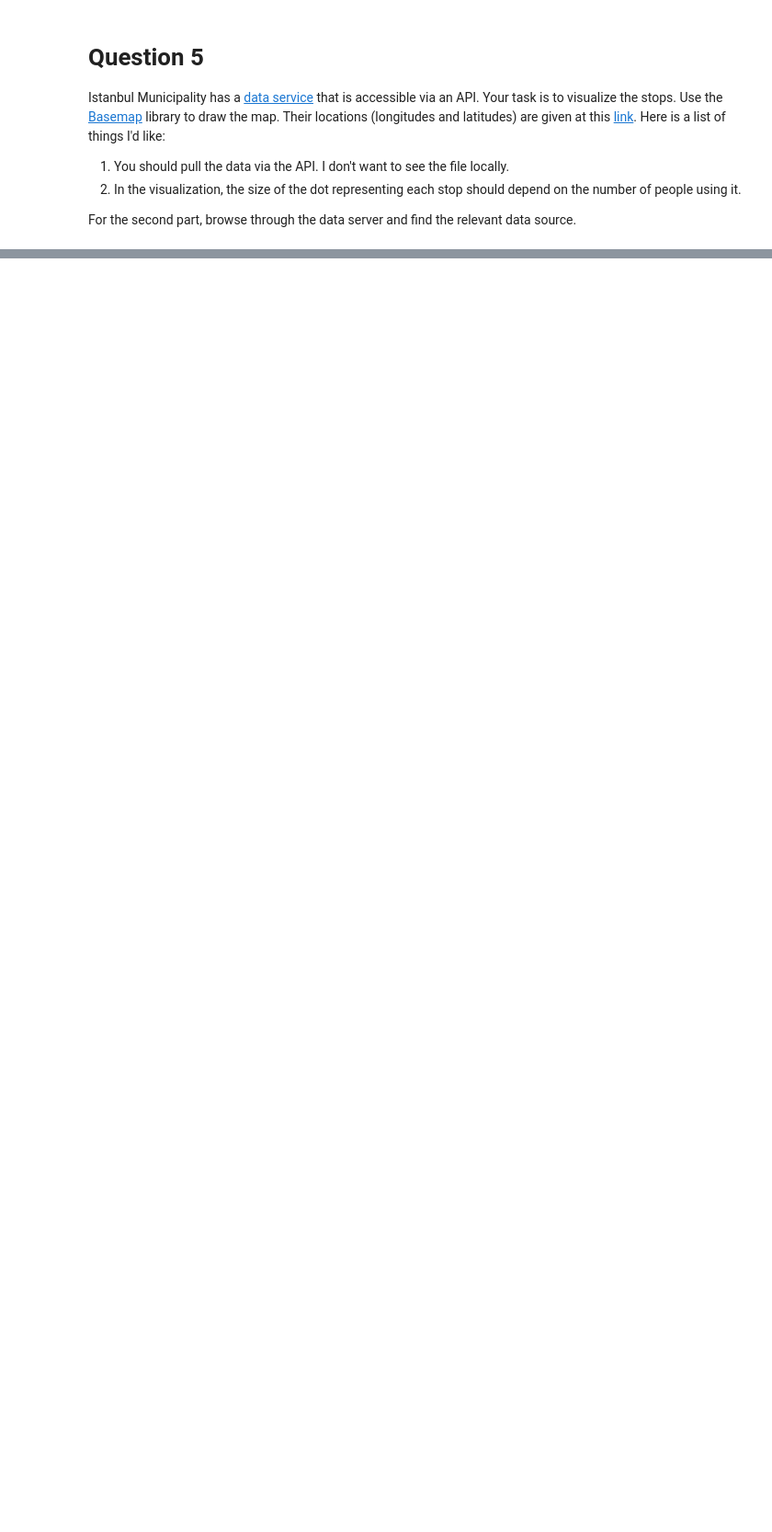
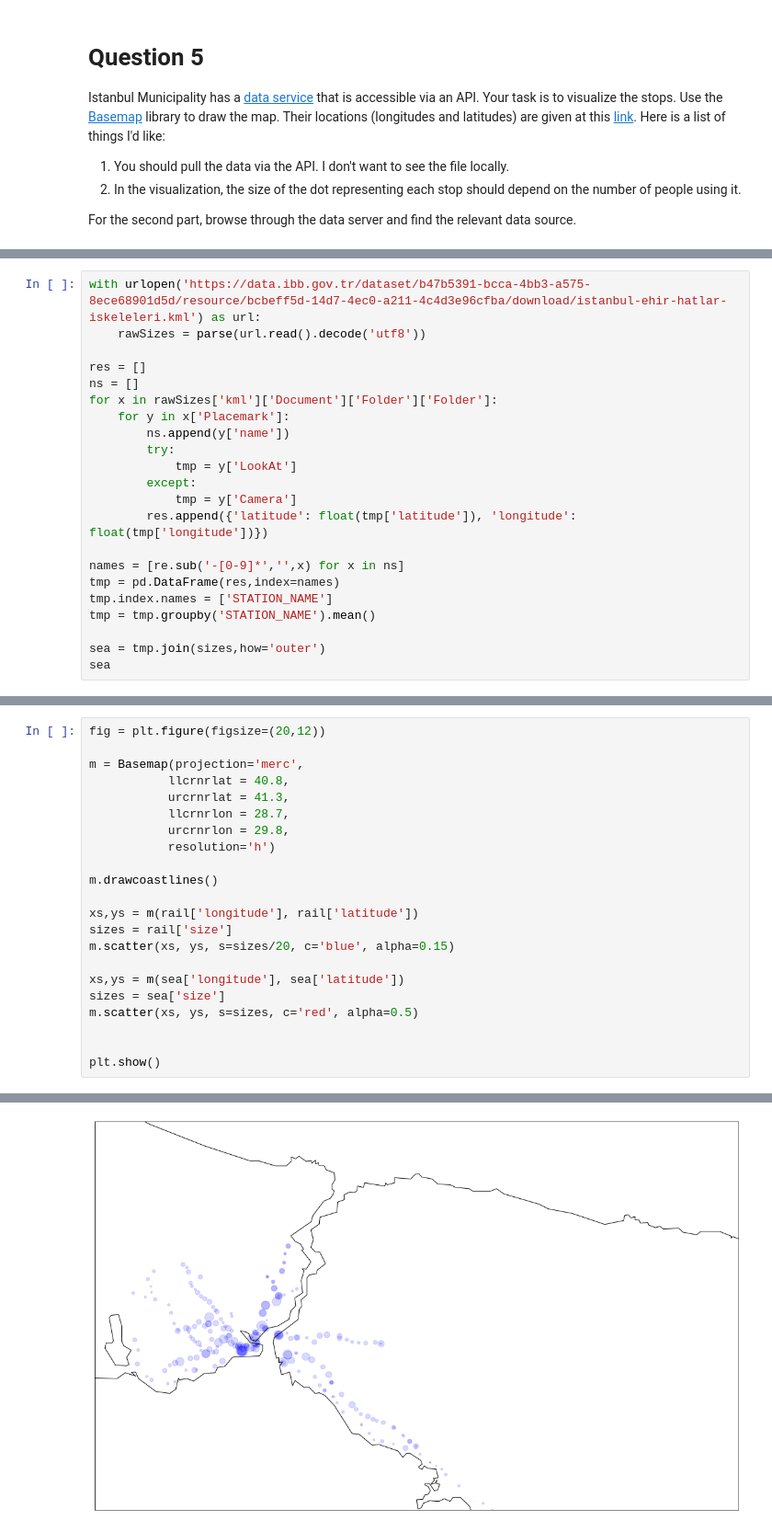
Before and after one commit to kaygun/2022-Spring-MAT555E, a Jupyter notebook: HW1/HW1.ipynb, the cells around one changed output, grey strips where cells are left out. Shown: that part at 92% size. Drawn from its saved outputs; the diff is of its cells as text; blank space fills up the shorter version.

```diff
--- a/HW1/HW1.ipynb
+++ b/HW1/HW1.ipynb
@@ -31,0 +158,22 @@ For the second part, browse through the data server and find the relevant data s
+# %%
+with urlopen('https://data.ibb.gov.tr/dataset/b47b5391-bcca-4bb3-a575-8ece68901d5d/resource/bcbeff5d-14d7-4ec0-a211-4c4d3e96cfba/download/istanbul-ehir-hatlar-iskeleleri.kml') as url:
+    rawSizes = parse(url.read().decode('utf8'))
+
+res = []
+ns = []
+for x in rawSizes['kml']['Document']['Folder']['Folder']:
+    for y in x['Placemark']:
+        ns.append(y['name'])
+        try:
+            tmp = y['LookAt']
+        except:
+            tmp = y['Camera']
+        res.append({'latitude': float(tmp['latitude']), 'longitude': float(tmp['longitude'])})
+
+names = [re.sub('-[0-9]*','',x) for x in ns]
+tmp = pd.DataFrame(res,index=names)
+tmp.index.names = ['STATION_NAME']
+tmp = tmp.groupby('STATION_NAME').mean()
+
+sea = tmp.join(sizes,how='outer')
+sea
@@ -31,0 +230,23 @@ For the second part, browse through the data server and find the relevant data s
+# %%
+fig = plt.figure(figsize=(20,12))
+
+m = Basemap(projection='merc',
+           llcrnrlat = 40.8,
+           urcrnrlat = 41.3,
+           llcrnrlon = 28.7,
+           urcrnrlon = 29.8,
+           resolution='h')
+
+m.drawcoastlines()
+
+xs,ys = m(rail['longitude'], rail['latitude'])
+sizes = rail['size']
+m.scatter(xs, ys, s=sizes/20, c='blue', alpha=0.15)
+
+xs,ys = m(sea['longitude'], sea['latitude'])
+sizes = sea['size']
+m.scatter(xs, ys, s=sizes, c='red', alpha=0.5)
+
+
+plt.show()
+# %% [output]
@@ -31,0 +254 @@ For the second part, browse through the data server and find the relevant data s
+[figure, added]
```
Also changed, not shown: parts of 21 cells of this notebook, 10 other files.
